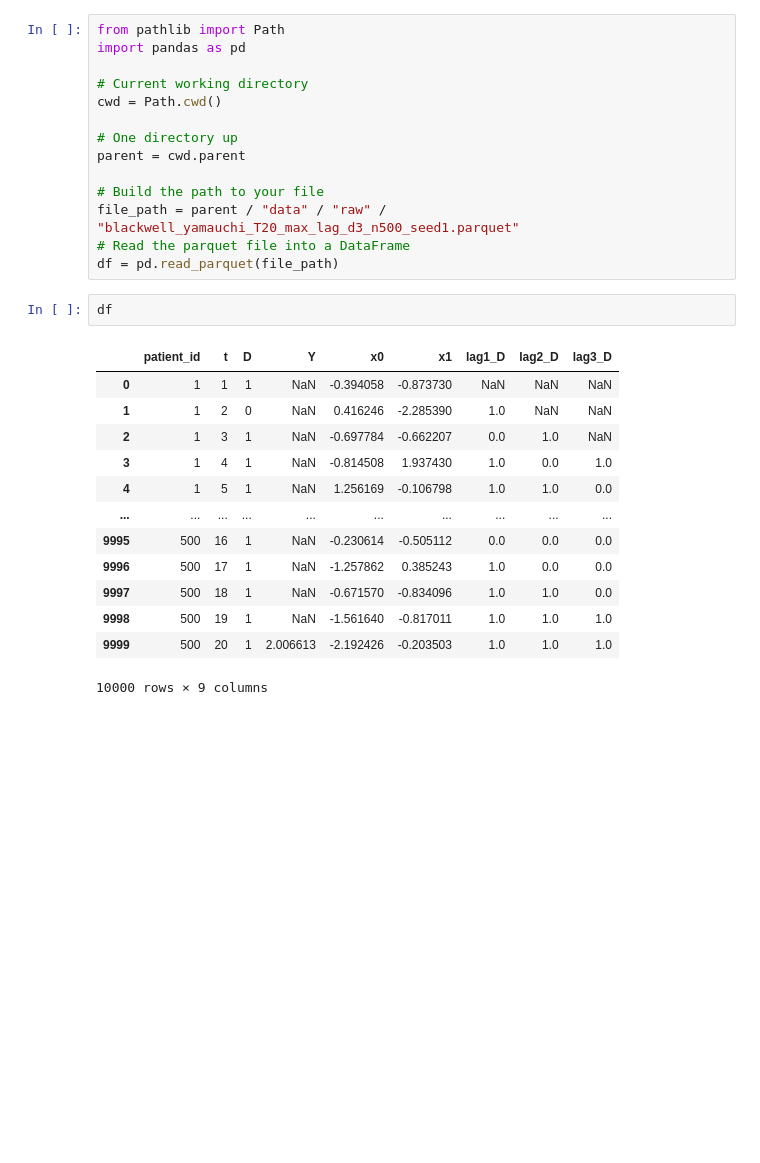
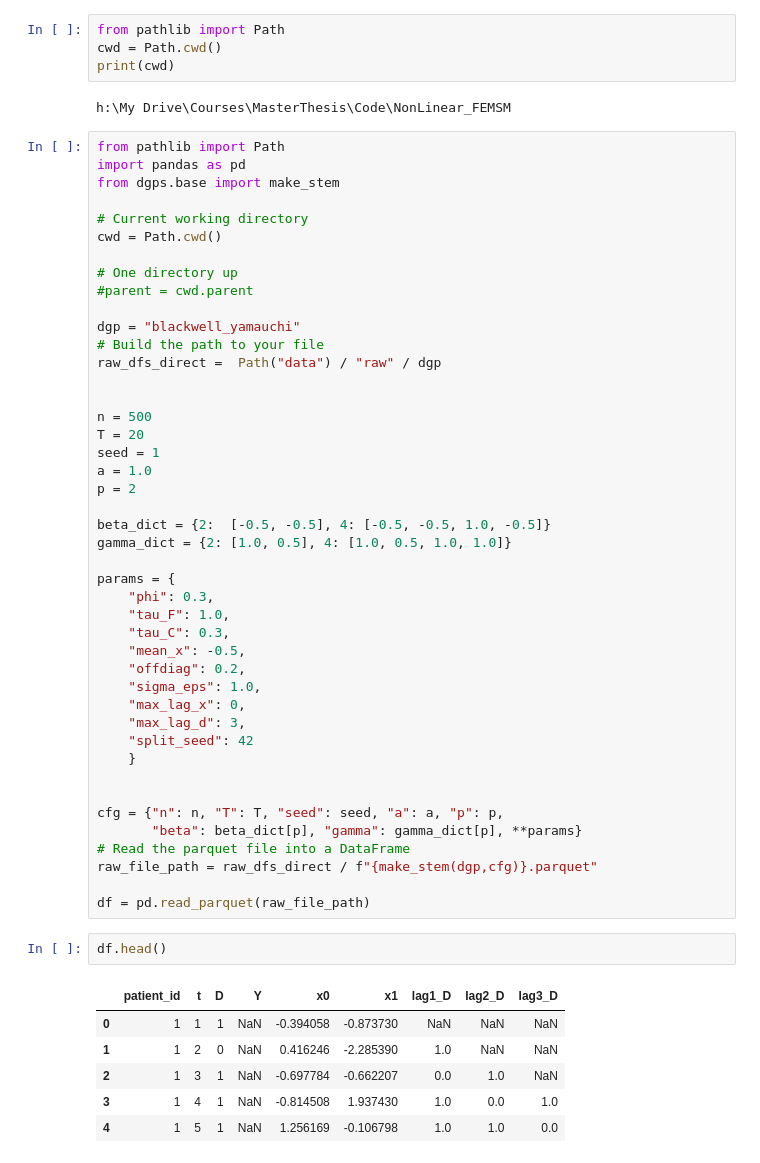
Before and after one commit to Ali-Setareh/SeqGPLVM_FEMSM, a Jupyter notebook: notebooks/data_insepction.ipynb, the cells around one changed output. Drawn from its saved outputs; the diff is of its cells as text; blank space fills up the shorter version.

```diff
--- a/notebooks/data_insepction.ipynb
+++ b/notebooks/data_insepction.ipynb
@@ -1,31 +5,60 @@
+# %%
+from pathlib import Path
+cwd = Path.cwd()
+print(cwd)
+# %% [output]
+h:\My Drive\Courses\MasterThesis\Code\NonLinear_FEMSM
 # %%
 from pathlib import Path
 import pandas as pd
+from dgps.base import make_stem
 
 # Current working directory
 cwd = Path.cwd()
 
 # One directory up
-parent = cwd.parent
+#parent = cwd.parent
 
+dgp = "blackwell_yamauchi"
 # Build the path to your file
-file_path = parent / "data" / "raw" / "blackwell_yamauchi_T20_max_lag_d3_n500_seed1.parquet"
+raw_dfs_direct =  Path("data") / "raw" / dgp
+
+
+n = 500
+T = 20
+seed = 1
+a = 1.0
+p = 2
+
+beta_dict = {2:  [-0.5, -0.5], 4: [-0.5, -0.5, 1.0, -0.5]}
+gamma_dict = {2: [1.0, 0.5], 4: [1.0, 0.5, 1.0, 1.0]}
+
+params = {
+    "phi": 0.3,
+    "tau_F": 1.0,
+    "tau_C": 0.3,
+    "mean_x": -0.5,
+    "offdiag": 0.2,
+    "sigma_eps": 1.0,
+    "max_lag_x": 0,
+    "max_lag_d": 3,
+    "split_seed": 42
+    }
+
+
+cfg = {"n": n, "T": T, "seed": seed, "a": a, "p": p,
+       "beta": beta_dict[p], "gamma": gamma_dict[p], **params}
 # Read the parquet file into a DataFrame
-df = pd.read_parquet(file_path)
+raw_file_path = raw_dfs_direct / f"{make_stem(dgp,cfg)}.parquet"
+
+df = pd.read_parquet(raw_file_path)
-# %%
-df
-# %% [output]
-|  | patient_id | t | D | Y | x0 | x1 | lag1_D | lag2_D | lag3_D |
-| 0 | 1 | 1 | 1 | NaN | -0.394058 | -0.873730 | NaN | NaN | NaN |
-| 1 | 1 | 2 | 0 | NaN | 0.416246 | -2.285390 | 1.0 | NaN | NaN |
-| 2 | 1 | 3 | 1 | NaN | -0.697784 | -0.662207 | 0.0 | 1.0 | NaN |
-| 3 | 1 | 4 | 1 | NaN | -0.814508 | 1.937430 | 1.0 | 0.0 | 1.0 |
-| 4 | 1 | 5 | 1 | NaN | 1.256169 | -0.106798 | 1.0 | 1.0 | 0.0 |
-| ... | ... | ... | ... | ... | ... | ... | ... | ... | ... |
-| 9995 | 500 | 16 | 1 | NaN | -0.230614 | -0.505112 | 0.0 | 0.0 | 0.0 |
-| 9996 | 500 | 17 | 1 | NaN | -1.257862 | 0.385243 | 1.0 | 0.0 | 0.0 |
-| 9997 | 500 | 18 | 1 | NaN | -0.671570 | -0.834096 | 1.0 | 1.0 | 0.0 |
-| 9998 | 500 | 19 | 1 | NaN | -1.561640 | -0.817011 | 1.0 | 1.0 | 1.0 |
-| 9999 | 500 | 20 | 1 | 2.006613 | -2.192426 | -0.203503 | 1.0 | 1.0 | 1.0 |
-10000 rows × 9 columns
+# %%
+df.head()
+# %% [output]
+|  | patient_id | t | D | Y | x0 | x1 | lag1_D | lag2_D | lag3_D |
+| 0 | 1 | 1 | 1 | NaN | -0.394058 | -0.873730 | NaN | NaN | NaN |
+| 1 | 1 | 2 | 0 | NaN | 0.416246 | -2.285390 | 1.0 | NaN | NaN |
+| 2 | 1 | 3 | 1 | NaN | -0.697784 | -0.662207 | 0.0 | 1.0 | NaN |
+| 3 | 1 | 4 | 1 | NaN | -0.814508 | 1.937430 | 1.0 | 0.0 | 1.0 |
+| 4 | 1 | 5 | 1 | NaN | 1.256169 | -0.106798 | 1.0 | 1.0 | 0.0 |
 # %%
```
Also changed, not shown: parts of 3 cells of this notebook, 2 other files.
